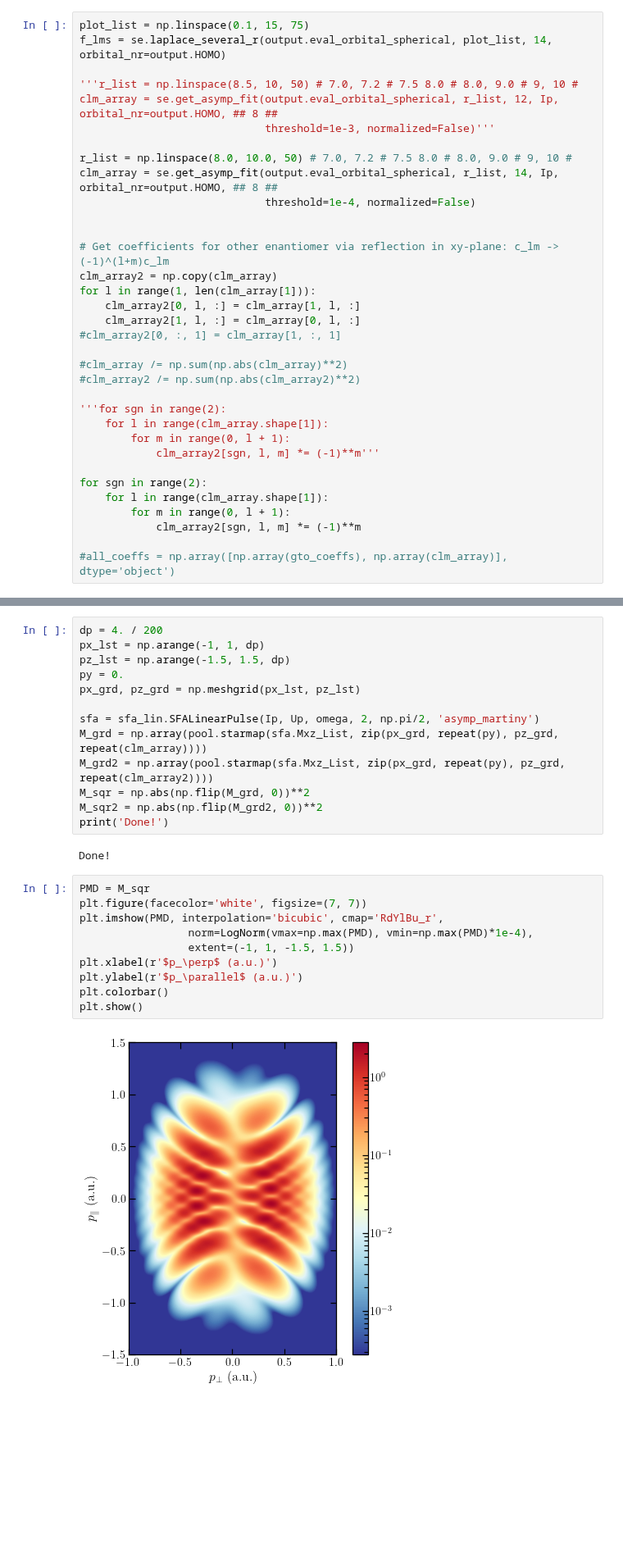
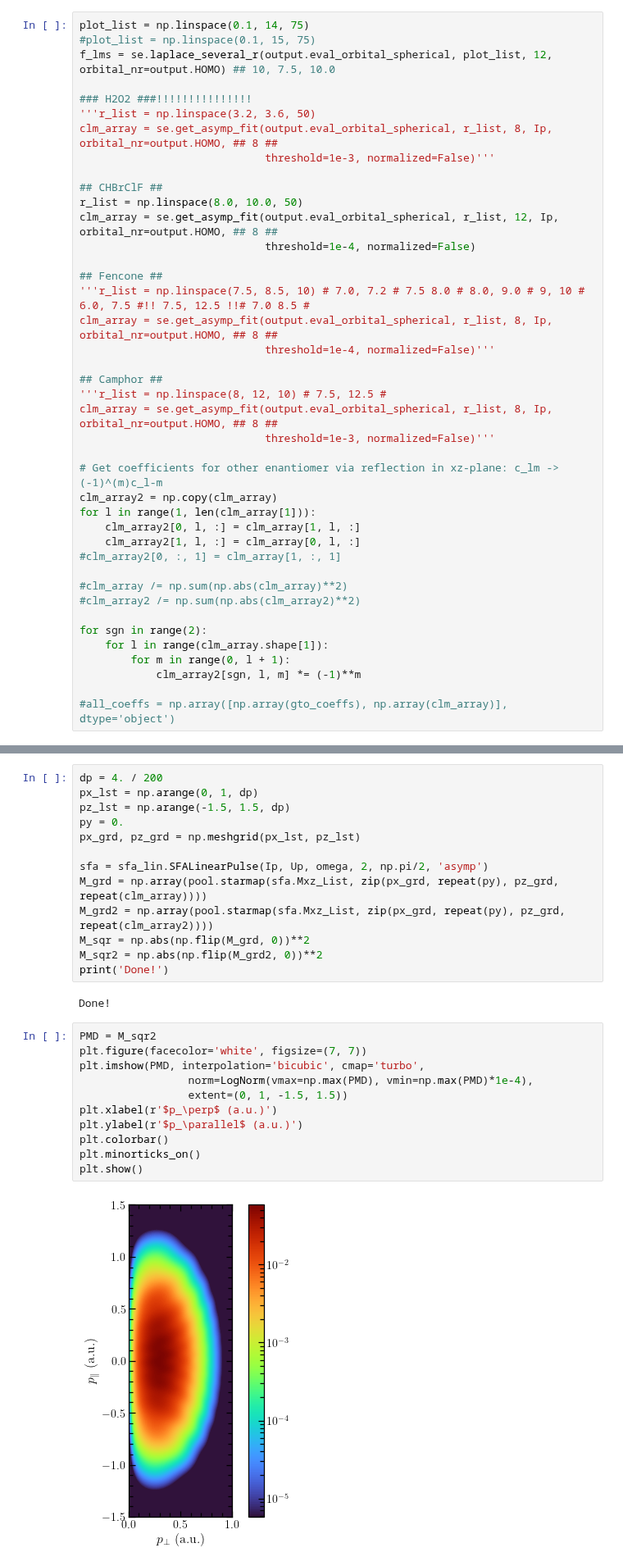
Before and after one commit to EmilHansen1/SFA_OAM_Linear, a Jupyter notebook: CHBrClF.ipynb, the cells around one changed output, grey strips where cells are left out. Shown at 82% size. Drawn from its saved outputs; the diff is of its cells as text; blank space fills up the shorter version.

```diff
--- a/CHBrClF.ipynb
+++ b/CHBrClF.ipynb
@@ -63,17 +63,29 @@ gto_coeffs = np.array(output.output_GTOs())
 # %%
-plot_list = np.linspace(0.1, 15, 75)
-f_lms = se.laplace_several_r(output.eval_orbital_spherical, plot_list, 14, orbital_nr=output.HOMO)
+plot_list = np.linspace(0.1, 14, 75)
+#plot_list = np.linspace(0.1, 15, 75)
+f_lms = se.laplace_several_r(output.eval_orbital_spherical, plot_list, 12, orbital_nr=output.HOMO) ## 10, 7.5, 10.0
 
-'''r_list = np.linspace(8.5, 10, 50) # 7.0, 7.2 # 7.5 8.0 # 8.0, 9.0 # 9, 10 #
-clm_array = se.get_asymp_fit(output.eval_orbital_spherical, r_list, 12, Ip, orbital_nr=output.HOMO, ## 8 ##
+### H2O2 ###!!!!!!!!!!!!!!!
+'''r_list = np.linspace(3.2, 3.6, 50)
+clm_array = se.get_asymp_fit(output.eval_orbital_spherical, r_list, 8, Ip, orbital_nr=output.HOMO, ## 8 ##
                              threshold=1e-3, normalized=False)'''
 
-r_list = np.linspace(8.0, 10.0, 50) # 7.0, 7.2 # 7.5 8.0 # 8.0, 9.0 # 9, 10 #
-clm_array = se.get_asymp_fit(output.eval_orbital_spherical, r_list, 14, Ip, orbital_nr=output.HOMO, ## 8 ##
+## CHBrClF ##
+r_list = np.linspace(8.0, 10.0, 50)
+clm_array = se.get_asymp_fit(output.eval_orbital_spherical, r_list, 12, Ip, orbital_nr=output.HOMO, ## 8 ##
                              threshold=1e-4, normalized=False)
 
+## Fencone ##
+'''r_list = np.linspace(7.5, 8.5, 10) # 7.0, 7.2 # 7.5 8.0 # 8.0, 9.0 # 9, 10 # 6.0, 7.5 #!! 7.5, 12.5 !!# 7.0 8.5 #
+clm_array = se.get_asymp_fit(output.eval_orbital_spherical, r_list, 8, Ip, orbital_nr=output.HOMO, ## 8 ##
+                             threshold=1e-4, normalized=False)'''
 
-# Get coefficients for other enantiomer via reflection in xy-plane: c_lm -> (-1)^(l+m)c_lm
+## Camphor ##
+'''r_list = np.linspace(8, 12, 10) # 7.5, 12.5 #
+clm_array = se.get_asymp_fit(output.eval_orbital_spherical, r_list, 8, Ip, orbital_nr=output.HOMO, ## 8 ##
+                             threshold=1e-3, normalized=False)'''
+
+# Get coefficients for other enantiomer via reflection in xz-plane: c_lm -> (-1)^(m)c_l-m
 clm_array2 = np.copy(clm_array)
 for l in range(1, len(clm_array[1])):
     clm_array2[0, l, :] = clm_array[1, l, :]
@@ -83,11 +95,6 @@ for l in range(1, len(clm_array[1])):
 #clm_array /= np.sum(np.abs(clm_array)**2)
 #clm_array2 /= np.sum(np.abs(clm_array2)**2)
 
-'''for sgn in range(2):
-    for l in range(clm_array.shape[1]):
-        for m in range(0, l + 1):
-            clm_array2[sgn, l, m] *= (-1)**m'''
-
 for sgn in range(2):
     for l in range(clm_array.shape[1]):
         for m in range(0, l + 1):
@@ -170,12 +204,12 @@ mlab.show()
 ## Calculate PMDs
 # %%
 dp = 4. / 200
-px_lst = np.arange(-1, 1, dp)
+px_lst = np.arange(0, 1, dp)
 pz_lst = np.arange(-1.5, 1.5, dp)
 py = 0.
 px_grd, pz_grd = np.meshgrid(px_lst, pz_lst)
 
-sfa = sfa_lin.SFALinearPulse(Ip, Up, omega, 2, np.pi/2, 'asymp_martiny')
+sfa = sfa_lin.SFALinearPulse(Ip, Up, omega, 2, np.pi/2, 'asymp')
 M_grd = np.array(pool.starmap(sfa.Mxz_List, zip(px_grd, repeat(py), pz_grd, repeat(clm_array))))
 M_grd2 = np.array(pool.starmap(sfa.Mxz_List, zip(px_grd, repeat(py), pz_grd, repeat(clm_array2))))
 M_sqr = np.abs(np.flip(M_grd, 0))**2
@@ -184,17 +218,18 @@ print('Done!')
 # %% [output]
 Done!
 # %%
-PMD = M_sqr
+PMD = M_sqr2
 plt.figure(facecolor='white', figsize=(7, 7))
-plt.imshow(PMD, interpolation='bicubic', cmap='RdYlBu_r',
+plt.imshow(PMD, interpolation='bicubic', cmap='turbo',
                  norm=LogNorm(vmax=np.max(PMD), vmin=np.max(PMD)*1e-4),
-                 extent=(-1, 1, -1.5, 1.5))
+                 extent=(0, 1, -1.5, 1.5))
 plt.xlabel(r'$p_\perp$ (a.u.)')
 plt.ylabel(r'$p_\parallel$ (a.u.)')
 plt.colorbar()
+plt.minorticks_on()
 plt.show()
 # %% [output]
-[figure, old version]
+[figure, new version]
 # %%
 Ip
 # %% [output]
```
Also changed, not shown: parts of 35 cells of this notebook, 2 other files.
